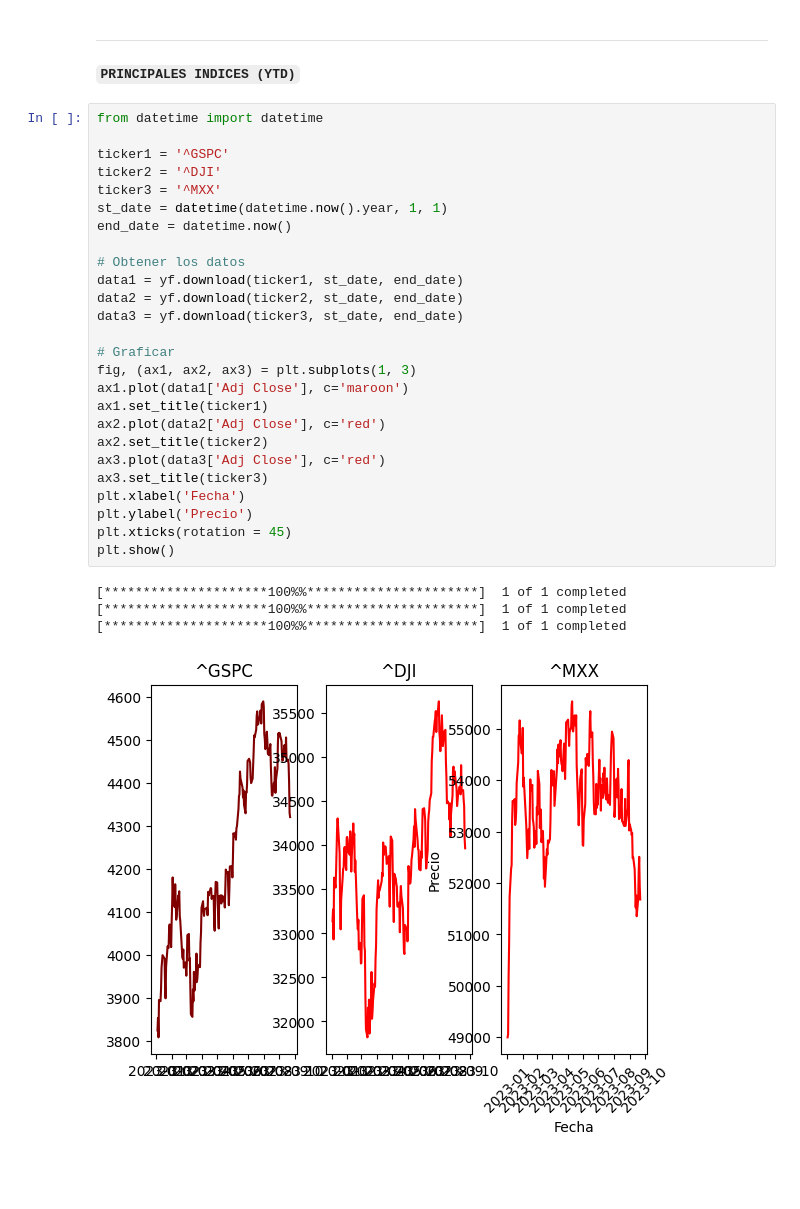
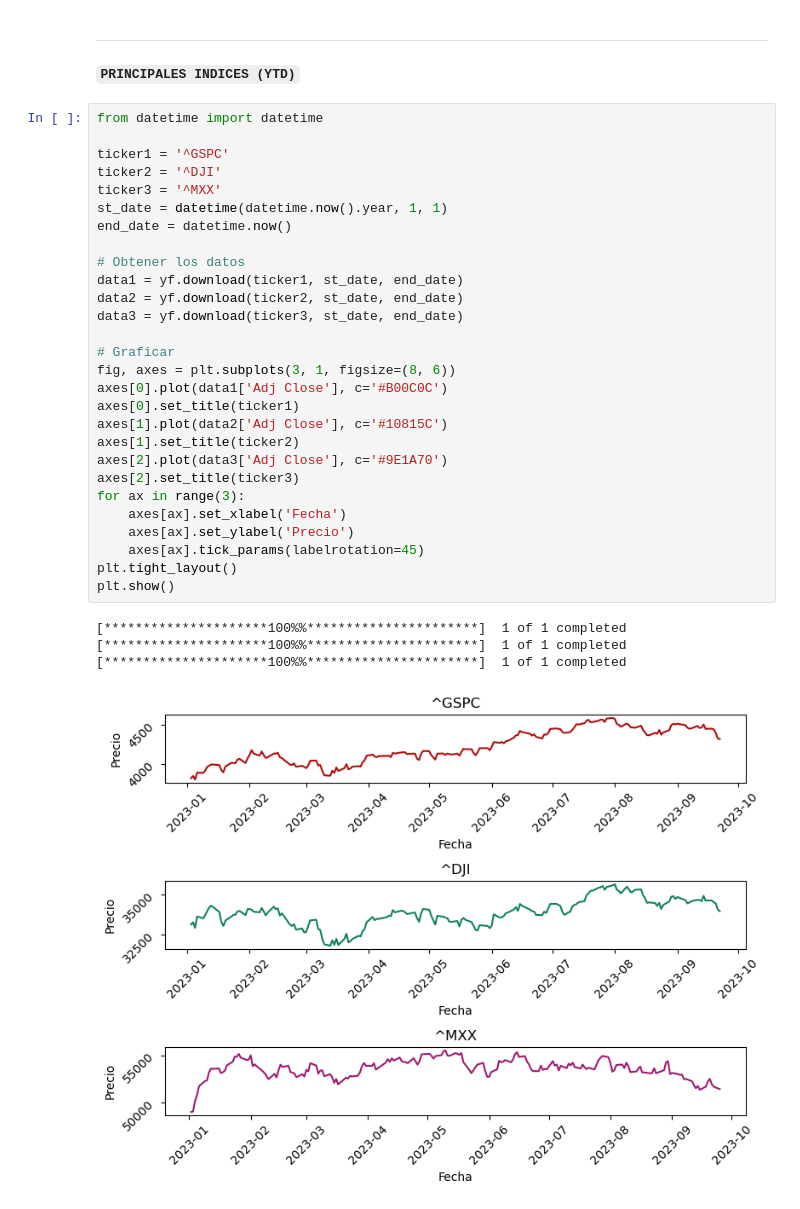
Before and after one commit to PauloVilla/Coyuntura-economica-financiera, a Jupyter notebook: Visualizaciones_Dashboard.ipynb, the cells around one changed output. Saved outputs shown, nothing was run; the diff lists cells and outputs as text; blank space fills up the shorter version.

```diff
--- a/Visualizaciones_Dashboard.ipynb
+++ b/Visualizaciones_Dashboard.ipynb
@@ -218,31 +218,33 @@ ___
 # %%
 from datetime import datetime
 
 ticker1 = '^GSPC'
 ticker2 = '^DJI'
 ticker3 = '^MXX'
 st_date = datetime(datetime.now().year, 1, 1)
 end_date = datetime.now()
 
 # Obtener los datos
 data1 = yf.download(ticker1, st_date, end_date)
 data2 = yf.download(ticker2, st_date, end_date)
 data3 = yf.download(ticker3, st_date, end_date)
 
 # Graficar
-fig, (ax1, ax2, ax3) = plt.subplots(1, 3)
-ax1.plot(data1['Adj Close'], c='maroon')
-ax1.set_title(ticker1)
-ax2.plot(data2['Adj Close'], c='red')
-ax2.set_title(ticker2)
-ax3.plot(data3['Adj Close'], c='red')
-ax3.set_title(ticker3)
-plt.xlabel('Fecha')
-plt.ylabel('Precio')
-plt.xticks(rotation = 45)
+fig, axes = plt.subplots(3, 1, figsize=(8, 6))
+axes[0].plot(data1['Adj Close'], c='#B00C0C')
+axes[0].set_title(ticker1)
+axes[1].plot(data2['Adj Close'], c='#10815C')
+axes[1].set_title(ticker2)
+axes[2].plot(data3['Adj Close'], c='#9E1A70')
+axes[2].set_title(ticker3)
+for ax in range(3):
+    axes[ax].set_xlabel('Fecha')
+    axes[ax].set_ylabel('Precio')
+    axes[ax].tick_params(labelrotation=45)
+plt.tight_layout()
 plt.show()
 # %% [output]
 [*********************100%%**********************]  1 of 1 completed
 [*********************100%%**********************]  1 of 1 completed
 [*********************100%%**********************]  1 of 1 completed
-[figure, old version]
+[figure, new version]
```
Also changed, not shown: parts of 1 cell of this notebook.
